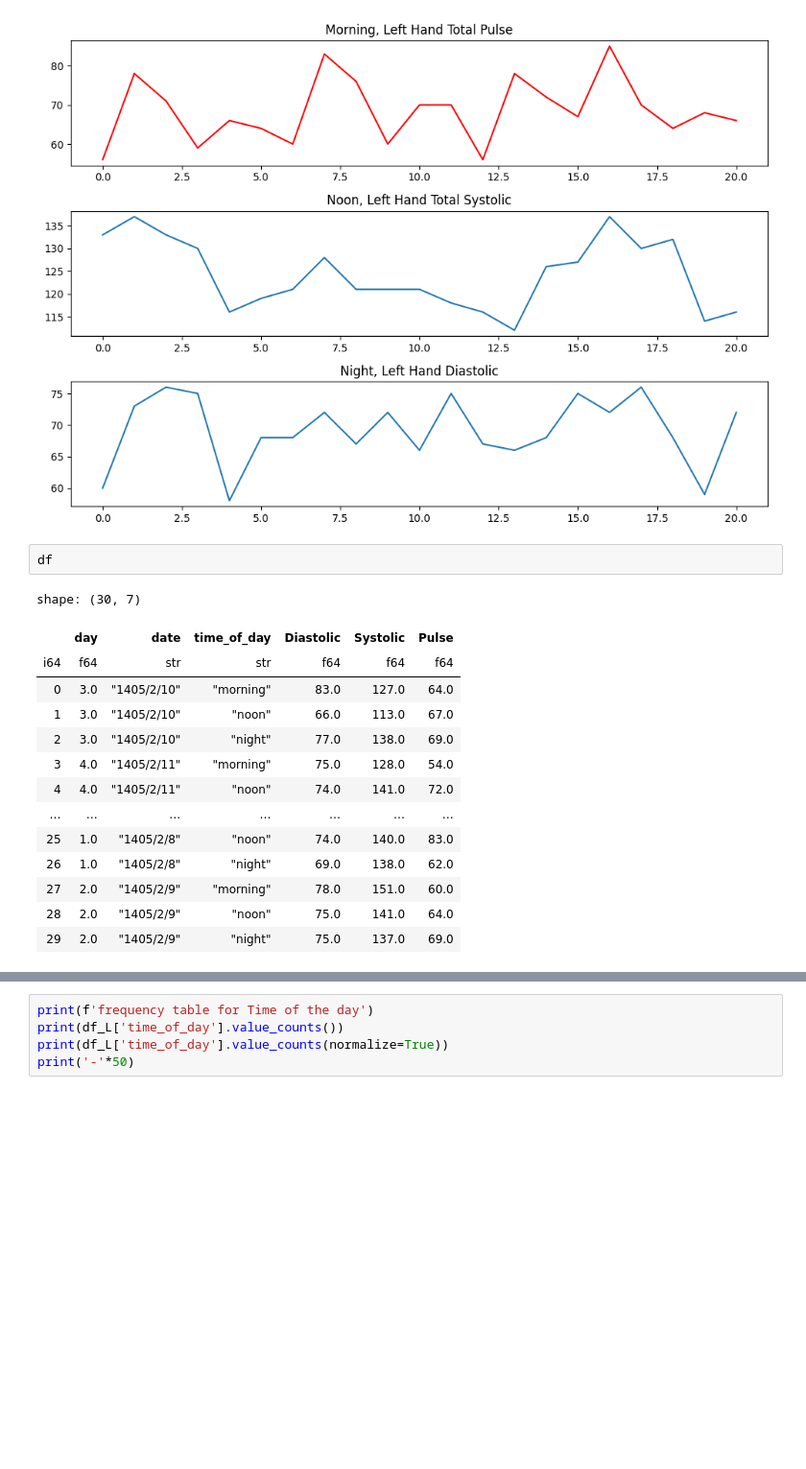
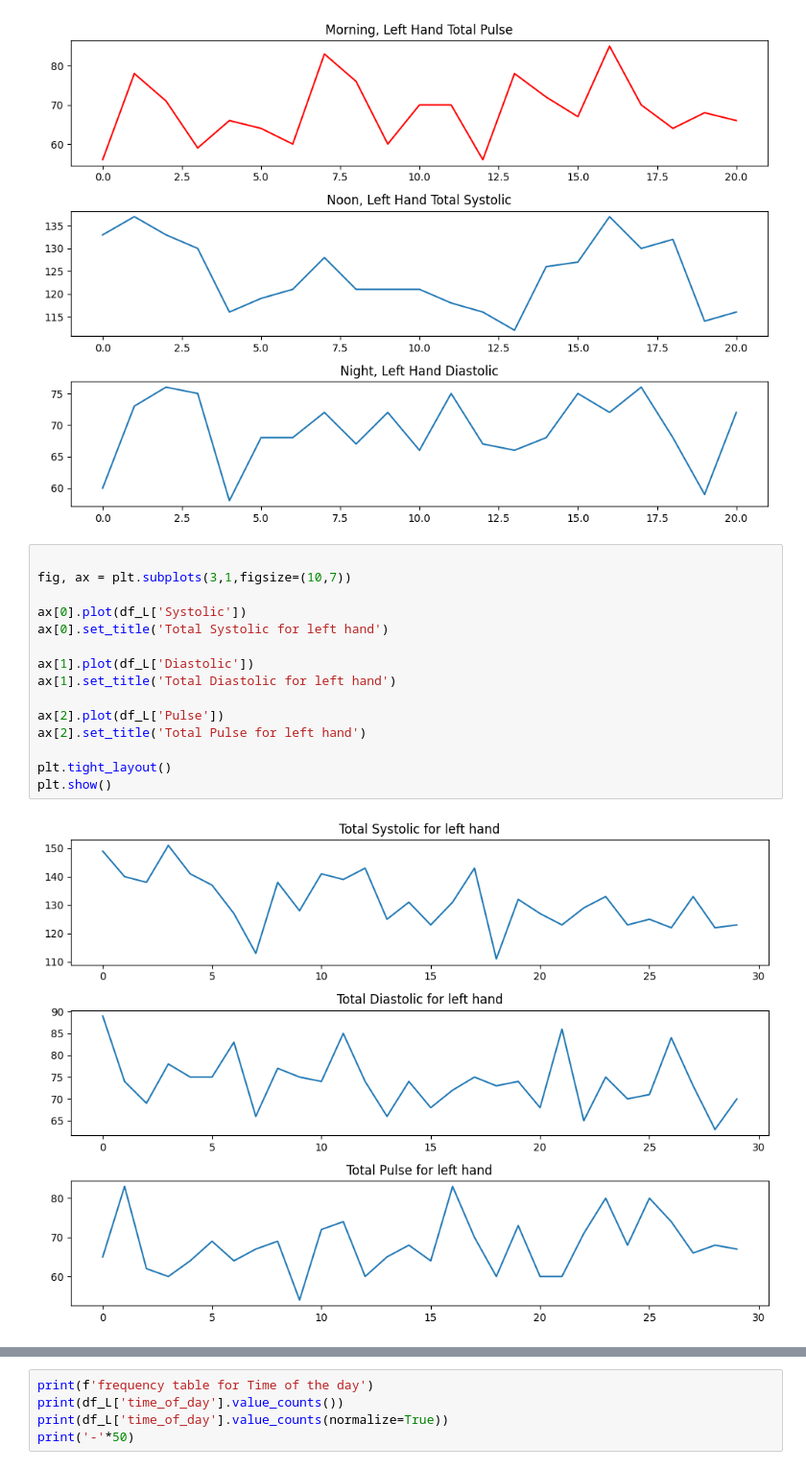
Before and after one commit to pouniq/BloodPressure_Analytics, a Jupyter notebook: Notebooks/EDA.ipynb, the cells around one changed output, grey strips where cells are left out. Shown at 96% size. Drawn from its saved outputs; the diff is of its cells as text; blank space fills up the shorter version.

```diff
--- a/Notebooks/EDA.ipynb
+++ b/Notebooks/EDA.ipynb
@@ -451,20 +393,20 @@ plt.tight_layout()
 plt.show()
 # %% [output]
 [figure]
-# %%
-df
-# %% [output]
-shape: (30, 7)
-|  | day | date | time_of_day | Diastolic | Systolic | Pulse |
-| i64 | f64 | str | str | f64 | f64 | f64 |
-| 0 | 3.0 | "1405/2/10" | "morning" | 83.0 | 127.0 | 64.0 |
-| 1 | 3.0 | "1405/2/10" | "noon" | 66.0 | 113.0 | 67.0 |
-| 2 | 3.0 | "1405/2/10" | "night" | 77.0 | 138.0 | 69.0 |
-| 3 | 4.0 | "1405/2/11" | "morning" | 75.0 | 128.0 | 54.0 |
-| 4 | 4.0 | "1405/2/11" | "noon" | 74.0 | 141.0 | 72.0 |
-| … | … | … | … | … | … | … |
-| 25 | 1.0 | "1405/2/8" | "noon" | 74.0 | 140.0 | 83.0 |
-| 26 | 1.0 | "1405/2/8" | "night" | 69.0 | 138.0 | 62.0 |
-| 27 | 2.0 | "1405/2/9" | "morning" | 78.0 | 151.0 | 60.0 |
-| 28 | 2.0 | "1405/2/9" | "noon" | 75.0 | 141.0 | 64.0 |
-| 29 | 2.0 | "1405/2/9" | "night" | 75.0 | 137.0 | 69.0 |
+# %%
+
+fig, ax = plt.subplots(3,1,figsize=(10,7))
+
+ax[0].plot(df_L['Systolic'])
+ax[0].set_title('Total Systolic for left hand')
+
+ax[1].plot(df_L['Diastolic'])
+ax[1].set_title('Total Diastolic for left hand')
+
+ax[2].plot(df_L['Pulse'])
+ax[2].set_title('Total Pulse for left hand')
+
+plt.tight_layout()
+plt.show()
+# %% [output]
+[figure, added]
```
Also changed, not shown: parts of 21 cells of this notebook, 3 other files.
